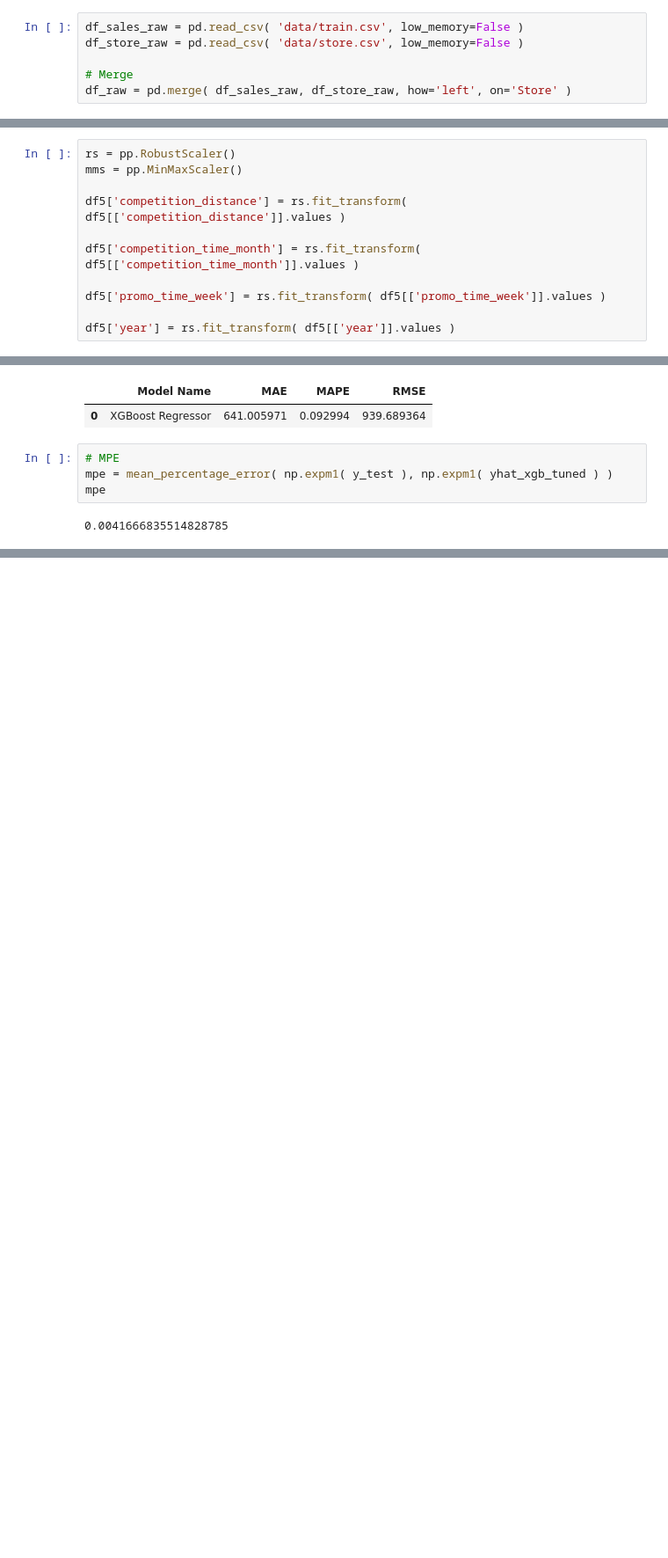
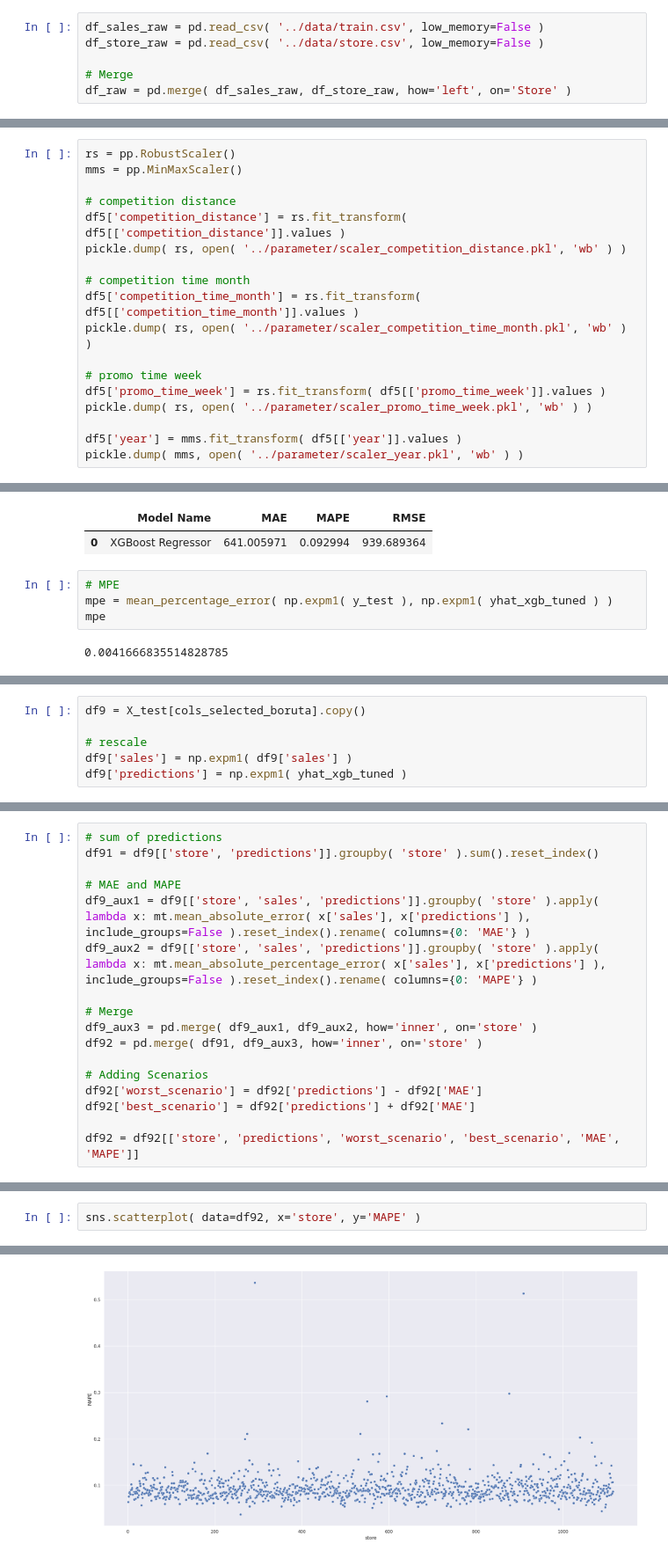
Before and after one commit to oarthurcarvalho/rossmann-predict-sales, a Jupyter notebook: notebook/rossmann_store_sales_prediction.ipynb, the cells around one changed output, grey strips where cells are left out. Shown at 88% size. Drawn from its saved outputs; the diff is of its cells as text; blank space fills up the shorter version.

Commit message:
create api for predictions

```diff
--- a/rossmann_store_sales_prediction.ipynb
+++ b/notebook/rossmann_store_sales_prediction.ipynb
@@ -123,8 +123,8 @@ jupyter_settings()
 # %% [markdown]
 ## 0.2. Loading data
 # %%
-df_sales_raw = pd.read_csv( 'data/train.csv', low_memory=False )
-df_store_raw = pd.read_csv( 'data/store.csv', low_memory=False )
+df_sales_raw = pd.read_csv( '../data/train.csv', low_memory=False )
+df_store_raw = pd.read_csv( '../data/store.csv', low_memory=False )
 
 # Merge
 df_raw = pd.merge( df_sales_raw, df_store_raw, how='left', on='Store' )
@@ -981,13 +981,20 @@ del df3
 rs = pp.RobustScaler()
 mms = pp.MinMaxScaler()
 
+# competition distance
 df5['competition_distance'] = rs.fit_transform( df5[['competition_distance']].values )
+pickle.dump( rs, open( '../parameter/scaler_competition_distance.pkl', 'wb' ) )
 
+# competition time month
 df5['competition_time_month'] = rs.fit_transform( df5[['competition_time_month']].values )
+pickle.dump( rs, open( '../parameter/scaler_competition_time_month.pkl', 'wb' ) )
 
+# promo time week
 df5['promo_time_week'] = rs.fit_transform( df5[['promo_time_week']].values )
+pickle.dump( rs, open( '../parameter/scaler_promo_time_week.pkl', 'wb' ) )
 
-df5['year'] = rs.fit_transform( df5[['year']].values )
+df5['year'] = mms.fit_transform( df5[['year']].values )
+pickle.dump( mms, open( '../parameter/scaler_year.pkl', 'wb' ) )
 # %% [markdown]
 ## 5.3. Transformação
 # %% [markdown]
@@ -1437,0 +1407,6 @@ $$ MPE = \sum\frac{( y - ŷ )}{y} $$
+# %%
+df9 = X_test[cols_selected_boruta].copy()
+
+# rescale
+df9['sales'] = np.expm1( df9['sales'] )
+df9['predictions'] = np.expm1( yhat_xgb_tuned )
@@ -1437,0 +1415,17 @@ $$ MPE = \sum\frac{( y - ŷ )}{y} $$
+# %%
+# sum of predictions
+df91 = df9[['store', 'predictions']].groupby( 'store' ).sum().reset_index()
+
+# MAE and MAPE
+df9_aux1 = df9[['store', 'sales', 'predictions']].groupby( 'store' ).apply( lambda x: mt.mean_absolute_error( x['sales'], x['predictions'] ), include_groups=False ).reset_index().rename( columns={0: 'MAE'} )
+df9_aux2 = df9[['store', 'sales', 'predictions']].groupby( 'store' ).apply( lambda x: mt.mean_absolute_percentage_error( x['sales'], x['predictions'] ), include_groups=False ).reset_index().rename( columns={0: 'MAPE'} )
+
+# Merge
+df9_aux3 = pd.merge( df9_aux1, df9_aux2, how='inner', on='store' )
+df92 = pd.merge( df91, df9_aux3, how='inner', on='store' )
+
+# Adding Scenarios
+df92['worst_scenario'] = df92['predictions'] - df92['MAE']
+df92['best_scenario'] = df92['predictions'] + df92['MAE']
+
+df92 = df92[['store', 'predictions', 'worst_scenario', 'best_scenario', 'MAE', 'MAPE']]
@@ -1437,0 +1442,3 @@ $$ MPE = \sum\frac{( y - ŷ )}{y} $$
+# %%
+sns.scatterplot( data=df92, x='store', y='MAPE' )
+# %% [output]
@@ -1437,0 +1446 @@ $$ MPE = \sum\frac{( y - ŷ )}{y} $$
+[figure, added]
```
Also changed, not shown: parts of 28 cells of this notebook, 8 other files.
